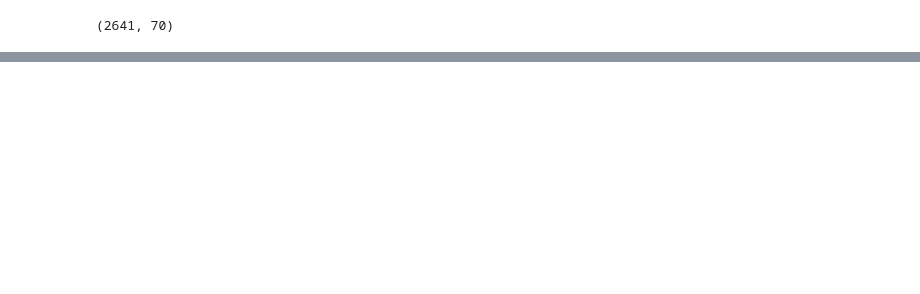
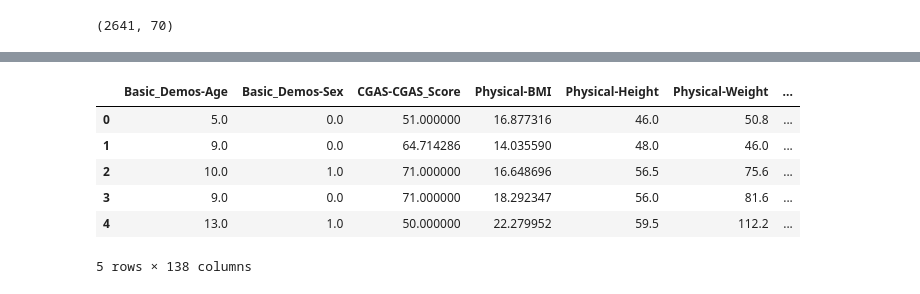
Before and after one commit to serjiusinfanto/Harmful-Internet-Usage-Prediction, a Jupyter notebook: preprocess.ipynb, the cells around one changed output, grey strips where cells are left out. Saved outputs shown, nothing was run; the diff lists cells and outputs as text; code cells hidden in the pictures; blank space fills up the shorter version.

```diff
--- a/preprocess.ipynb
+++ b/preprocess.ipynb
@@ -151,0 +176,13 @@ print(df.shape)
+# %%
+#adding shadow features
+for col in X_fs.columns:
+    X_fs[f"shadow_{col}"] = X_fs[col].sample(frac=1).reset_index(drop=True)
+X_fs.head()
+# %% [output]
+|  | Basic_Demos-Age | Basic_Demos-Sex | CGAS-CGAS_Score | Physical-BMI | Physical-Height | Physical-Weight | ... |
+| 0 | 5.0 | 0.0 | 51.000000 | 16.877316 | 46.0 | 50.8 | ... |
+| 1 | 9.0 | 0.0 | 64.714286 | 14.035590 | 48.0 | 46.0 | ... |
+| 2 | 10.0 | 1.0 | 71.000000 | 16.648696 | 56.5 | 75.6 | ... |
+| 3 | 9.0 | 0.0 | 71.000000 | 18.292347 | 56.0 | 81.6 | ... |
+| 4 | 13.0 | 1.0 | 50.000000 | 22.279952 | 59.5 | 112.2 | ... |
+5 rows × 138 columns
```
Also changed, not shown: parts of 12 cells of this notebook.
